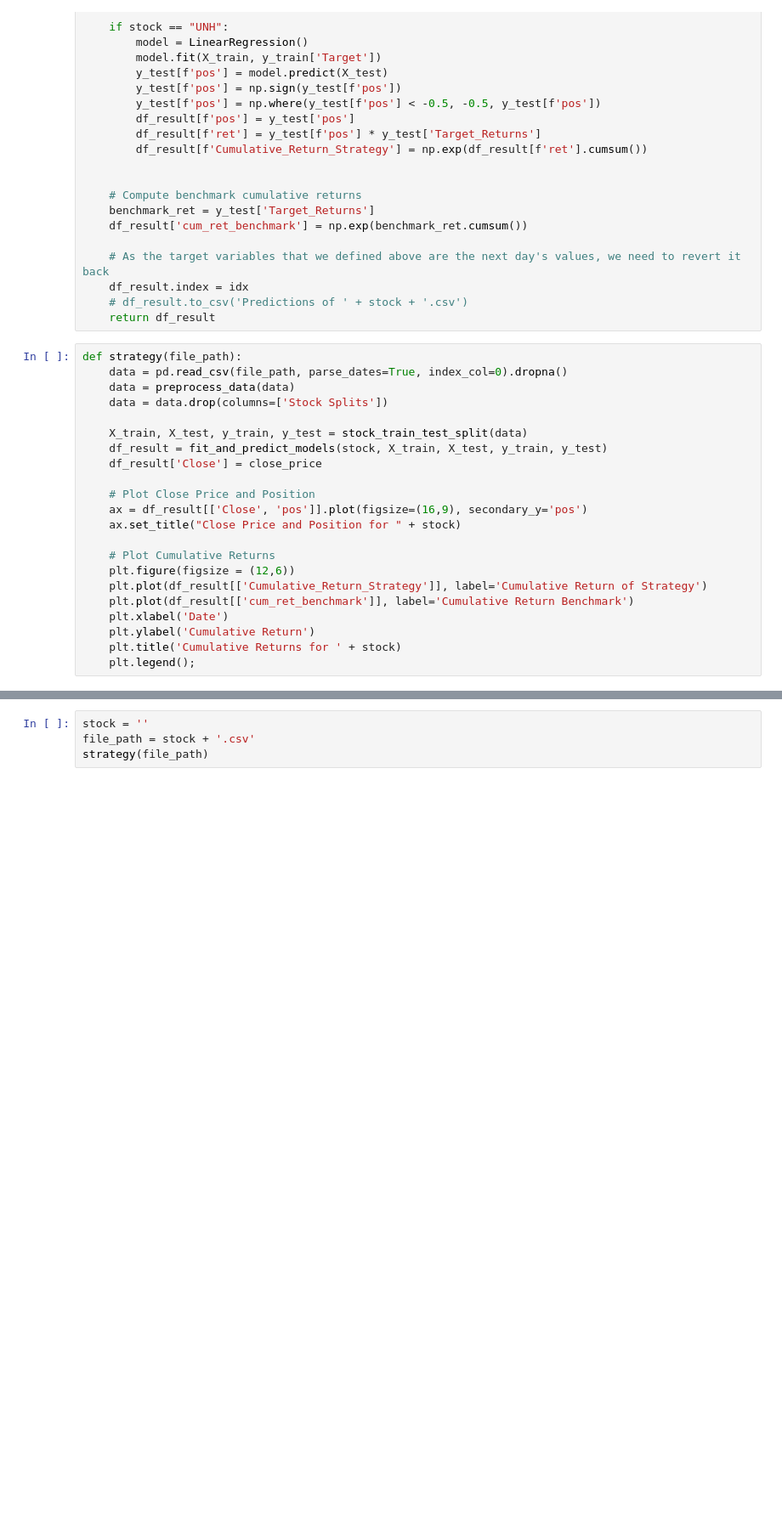
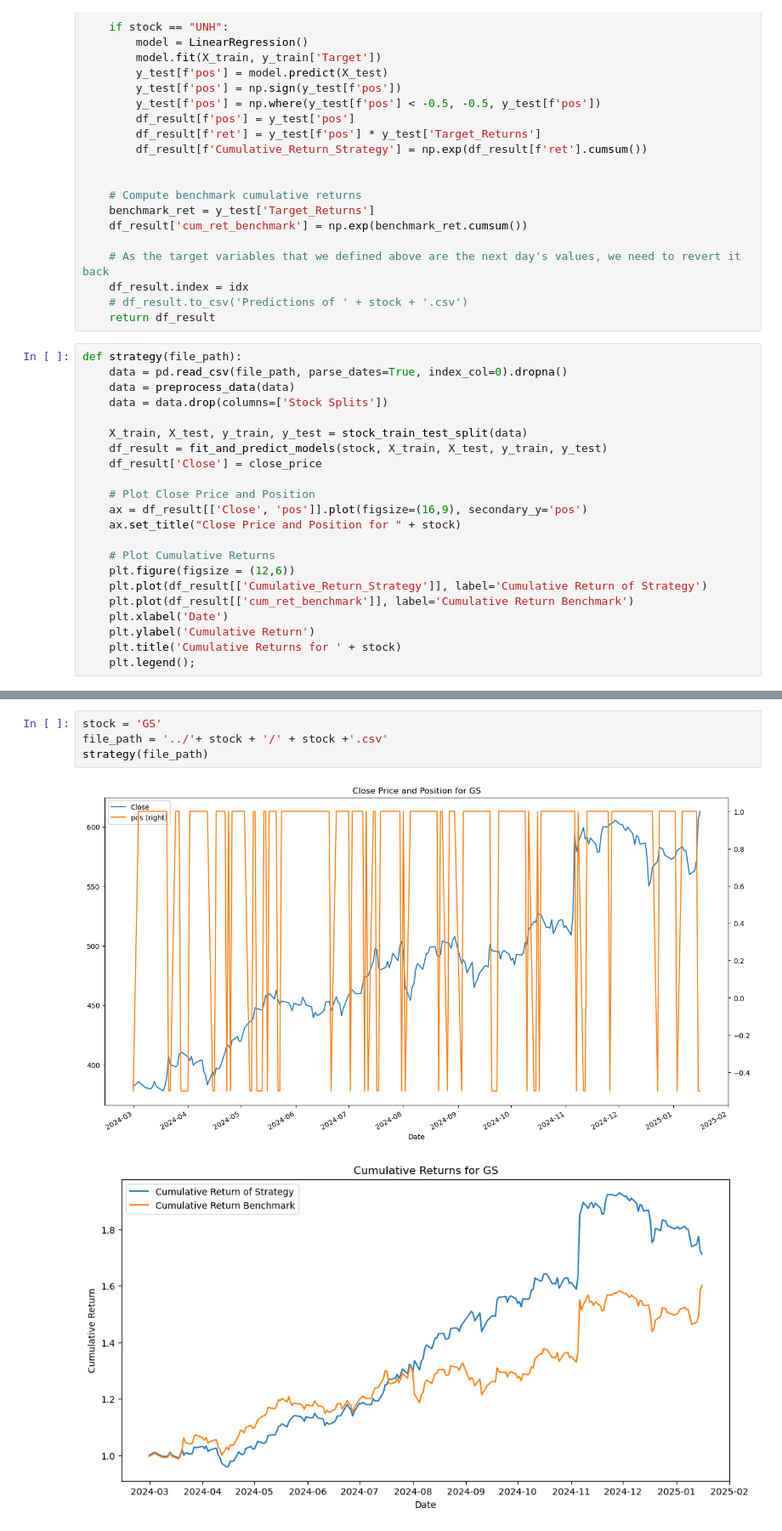
Before and after one commit to mafiom038/qf2103, a Jupyter notebook: Strategies, Predictions, and Portfolio Rebalancing/Strategy_Testing-ML_to_run_for_all.ipynb, the cells around one changed output, grey strips where cells are left out. Shown at 85% size. Cells and saved outputs as stored; diff of their text form; blank space fills up the shorter version.

```diff
--- a/Strategies, Predictions, and Portfolio Rebalancing/Strategy_Testing-ML_to_run_for_all.ipynb
+++ b/Strategies, Predictions, and Portfolio Rebalancing/Strategy_Testing-ML_to_run_for_all.ipynb
@@ -156,5 +156,8 @@ strategy(file_path)
 [figure]
 # %%
-stock = ''
-file_path = stock + '.csv'
+stock = 'GS'
+file_path = '../'+ stock + '/' + stock +'.csv'
 strategy(file_path)
+# %% [output]
+[figure, added]
+[figure, added]
```
Also changed, not shown: parts of 3 cells of this notebook, 8 other files.
